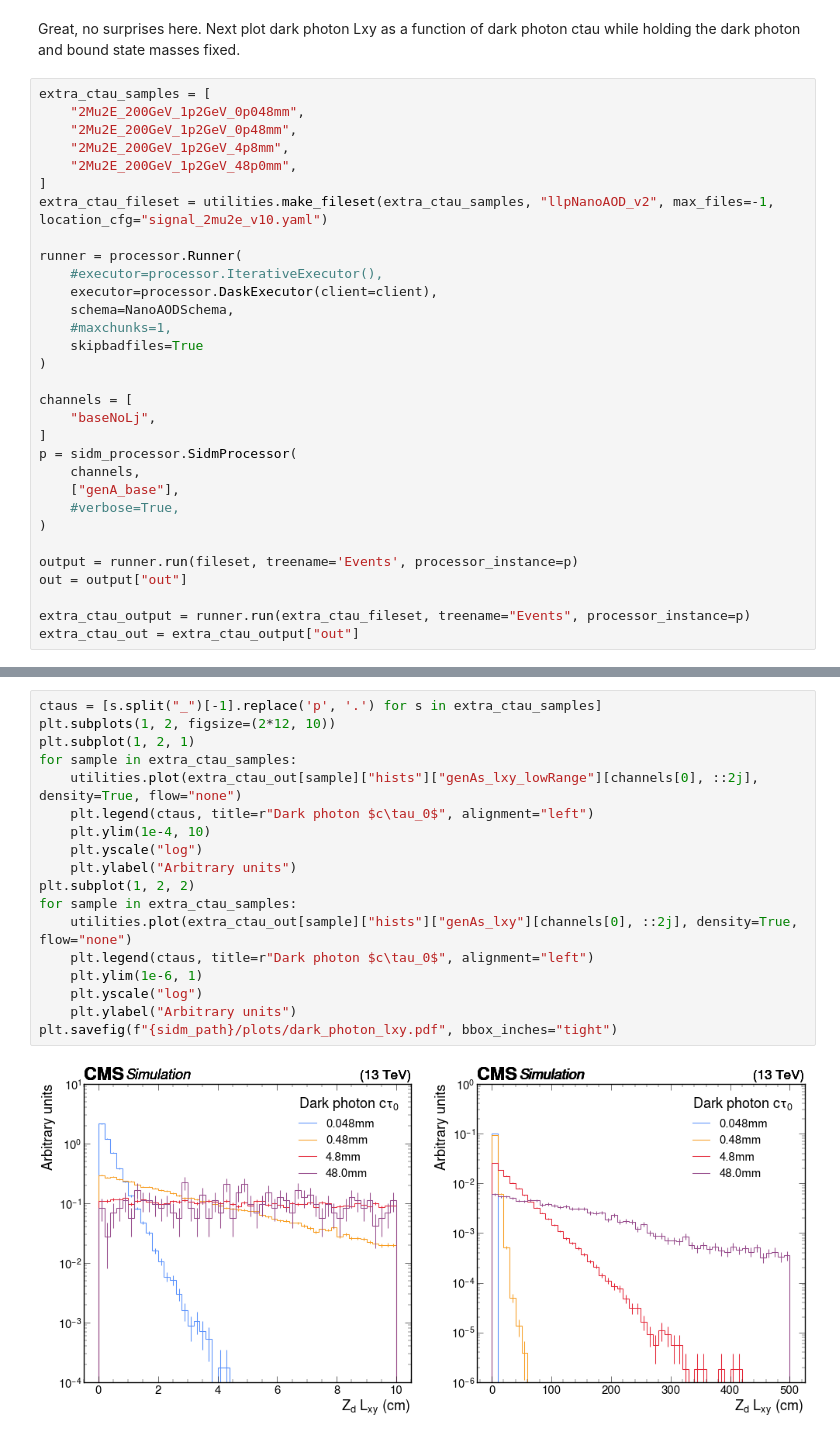
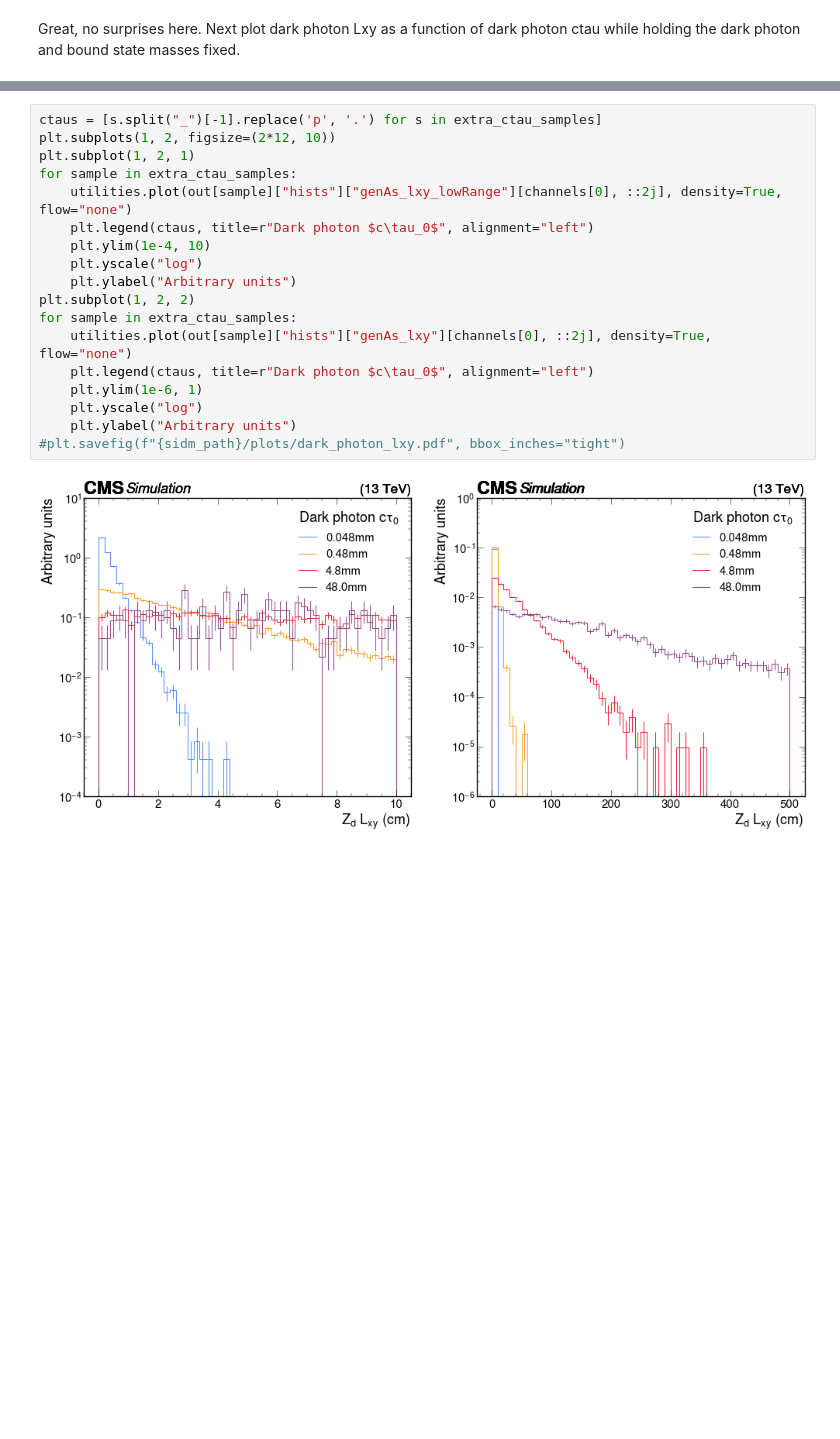
Before and after one commit to yeopjjang/SIDM, a Jupyter notebook: sidm/studies/signal_kinematics/dark_photons.ipynb, the cells around one changed output, grey strips where cells are left out. Cells and saved outputs as stored; diff of their text form; blank space fills up the shorter version.

Commit message:
Update dark photon kinematics nb

```diff
--- a/sidm/studies/signal_kinematics/dark_photons.ipynb
+++ b/sidm/studies/signal_kinematics/dark_photons.ipynb
@@ -112,34 +134,3 @@ plt.savefig(f"{sidm_path}/plots/dark_photon_pt_eta_deltaPhi.pdf", bbox_inches="t
 [figure]
 # %% [markdown]
 Great, no surprises here. Next plot dark photon Lxy as a function of dark photon ctau while holding the dark photon and bound state masses fixed.
-# %%
-extra_ctau_samples = [
-    "2Mu2E_200GeV_1p2GeV_0p048mm",
-    "2Mu2E_200GeV_1p2GeV_0p48mm",
-    "2Mu2E_200GeV_1p2GeV_4p8mm",
-    "2Mu2E_200GeV_1p2GeV_48p0mm",
-]
-extra_ctau_fileset = utilities.make_fileset(extra_ctau_samples, "llpNanoAOD_v2", max_files=-1, location_cfg="signal_2mu2e_v10.yaml")
-
-runner = processor.Runner(
-    #executor=processor.IterativeExecutor(),
-    executor=processor.DaskExecutor(client=client),
-    schema=NanoAODSchema,
-    #maxchunks=1,
-    skipbadfiles=True
-)
-
-channels = [
-    "baseNoLj",
-]
-p = sidm_processor.SidmProcessor(
-    channels,
-    ["genA_base"],
-    #verbose=True,
-)
-
-output = runner.run(fileset, treename='Events', processor_instance=p)
-out = output["out"]
-
-extra_ctau_output = runner.run(extra_ctau_fileset, treename="Events", processor_instance=p)
-extra_ctau_out = extra_ctau_output["out"]
@@ -157,20 +137,20 @@ Signal not in xs cfg, assuming 1fb
 # %%
 ctaus = [s.split("_")[-1].replace('p', '.') for s in extra_ctau_samples]
 plt.subplots(1, 2, figsize=(2*12, 10))
 plt.subplot(1, 2, 1)
 for sample in extra_ctau_samples:
-    utilities.plot(extra_ctau_out[sample]["hists"]["genAs_lxy_lowRange"][channels[0], ::2j], density=True, flow="none")
+    utilities.plot(out[sample]["hists"]["genAs_lxy_lowRange"][channels[0], ::2j], density=True, flow="none")
     plt.legend(ctaus, title=r"Dark photon $c\tau_0$", alignment="left")
     plt.ylim(1e-4, 10)
     plt.yscale("log")
     plt.ylabel("Arbitrary units")
 plt.subplot(1, 2, 2)
 for sample in extra_ctau_samples:
-    utilities.plot(extra_ctau_out[sample]["hists"]["genAs_lxy"][channels[0], ::2j], density=True, flow="none")
+    utilities.plot(out[sample]["hists"]["genAs_lxy"][channels[0], ::2j], density=True, flow="none")
     plt.legend(ctaus, title=r"Dark photon $c\tau_0$", alignment="left")
     plt.ylim(1e-6, 1)
     plt.yscale("log")
     plt.ylabel("Arbitrary units")
-plt.savefig(f"{sidm_path}/plots/dark_photon_lxy.pdf", bbox_inches="tight")
+#plt.savefig(f"{sidm_path}/plots/dark_photon_lxy.pdf", bbox_inches="tight")
 # %% [output]
-[figure, old version]
+[figure, new version]
```
Also changed, not shown: parts of 5 cells of this notebook.
